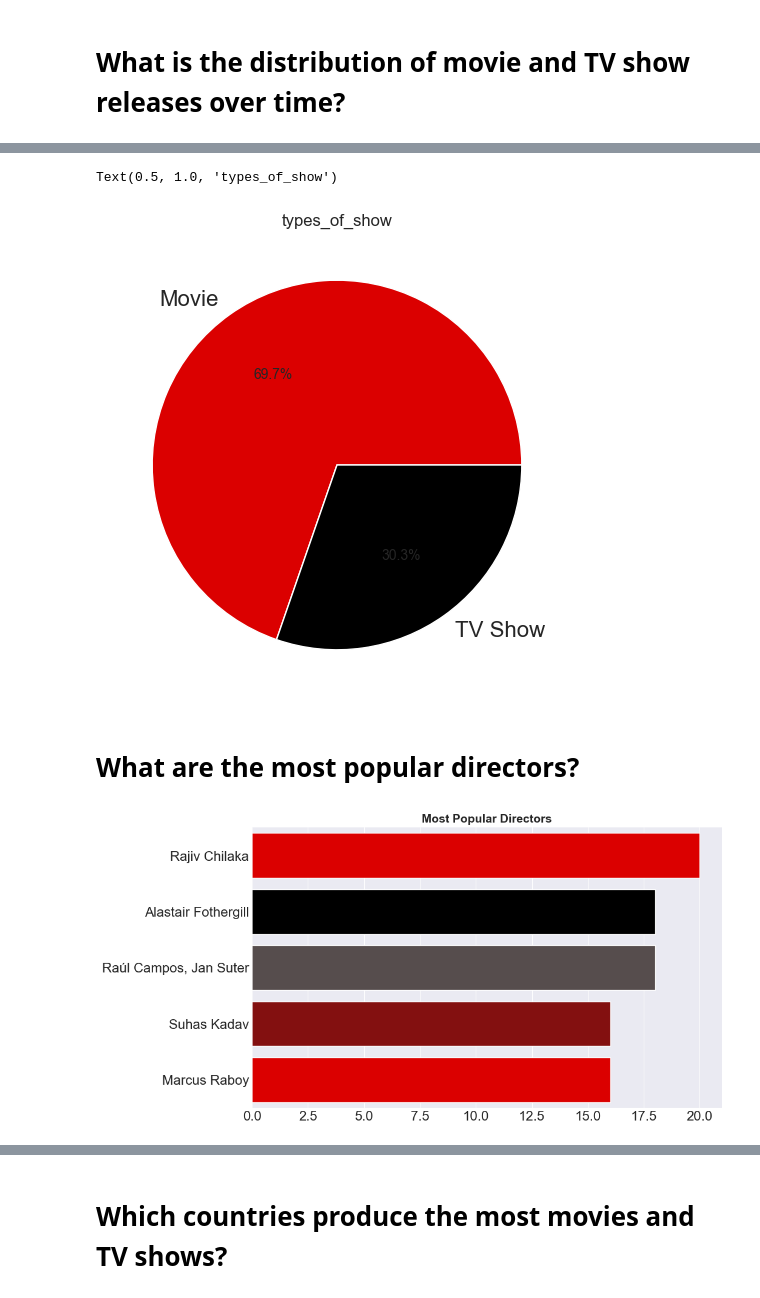
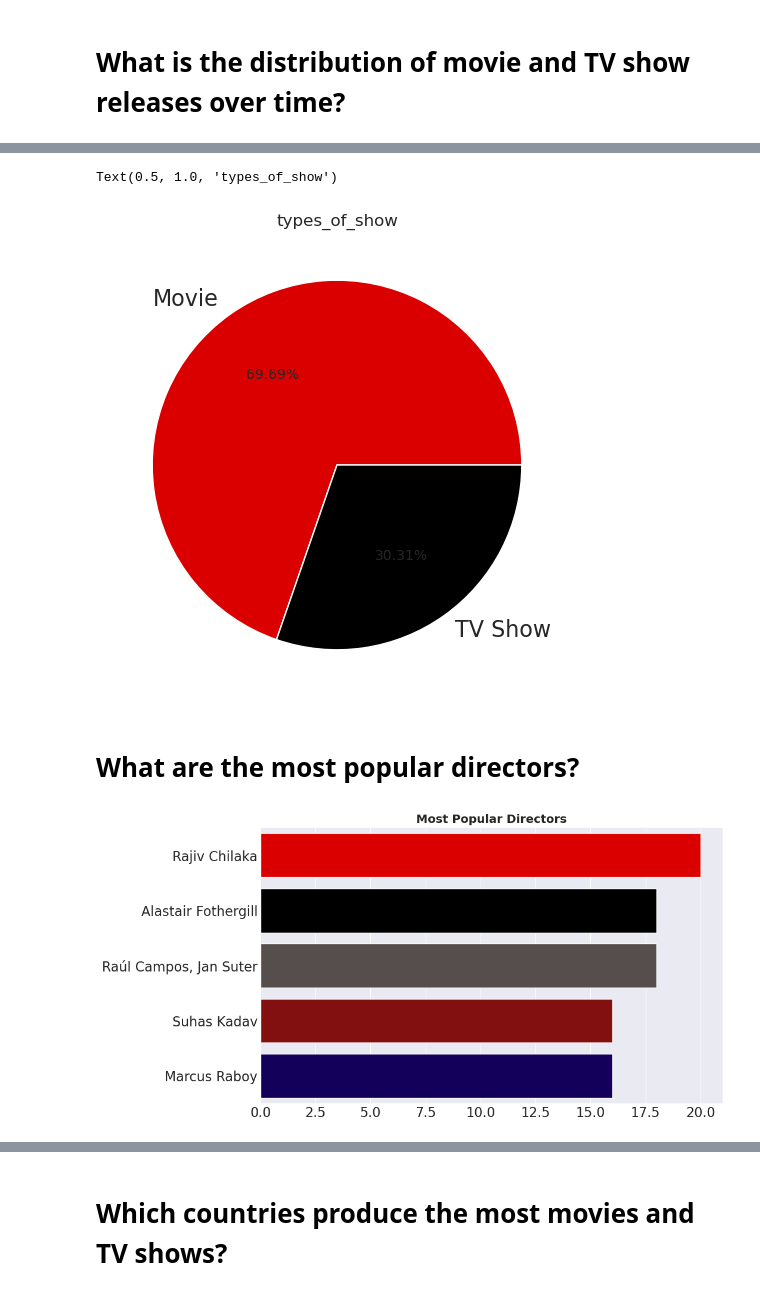
Before and after one commit to Anas20001/Netflix-Movies-Series-EDA, a Jupyter notebook: Notebooks/netflix-eda.ipynb, the cells around one changed output, grey strips where cells are left out. Cells and saved outputs as stored; diff of their text form; code cells hidden in the pictures.

```diff
--- a/Notebooks/netflix-eda.ipynb
+++ b/Notebooks/netflix-eda.ipynb
@@ -61,7 +61,9 @@ class clr:
 
 # Color palette
 
-my_colors = ["#db0000", "#000000", "#564d4d", "#831010"]
+my_colors = ["#db0000", "#564d4d", "#000000", "#831010"]
+new_colors = ["#e50914", "#f5c518", "#137c2c", "#3b5998", "#8b9dc3"]
+my_colors += new_colors
 
 print(clr.S+"Notebook Color Scheme:"+clr.E)
 sns.palplot(sns.color_palette(my_colors))
@@ -120,7 +122,7 @@ def insert_image(path, zoom, xybox, ax):
 # 📥 Importing and Wrangling data types
 # %%
 # Read in the dataframe
-df = pd.read_csv("../Data/netflix1.csv")
+df = pd.read_csv("/kaggle/input/netflix-data-cleaning-analysis-and-visualization/netflix1.csv")
 
 df.head(3)
 # %% [output]
@@ -237,12 +248,12 @@ fig.show()
 # %%
 type_mov = df['type'].value_counts()
 plt.figure(figsize = (10, 6))
-plt.pie(type_mov, autopct='%1.1f%%',labels=type_mov.keys(),  colors=my_colors)
+plt.pie(type_mov, autopct='%1.2f%%',labels=type_mov.keys(),  colors=my_colors)
 plt.title('types_of_show')
 #plt.show()
 # %% [output]
 Text(0.5, 1.0, 'types_of_show')
-[figure, old version]
+[figure, new version]
 # %% [markdown]
 # What are the most popular directors?
 # %%
@@ -252,4 +263,4 @@ sns.barplot(x = most_pop_dir.values, y  = most_pop_dir.index , saturation = 1,pa
 plt.title("Most Popular Directors", fontsize = 14, fontweight = 'heavy')
 plt.show()
 # %% [output]
-[figure, old version]
+[figure, new version]
```
Also changed, not shown: parts of 41 cells of this notebook.
